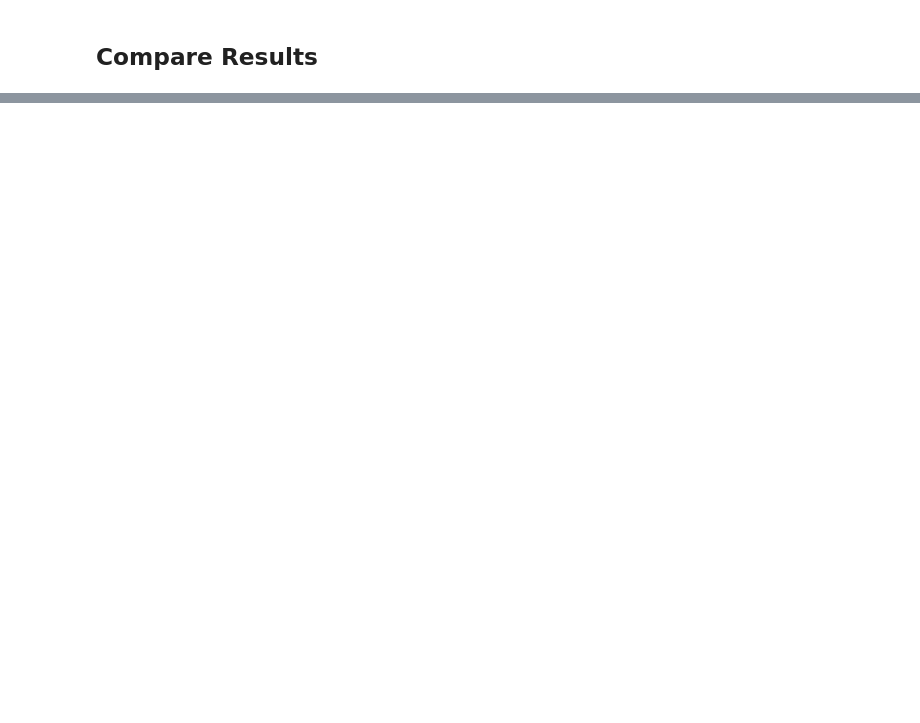
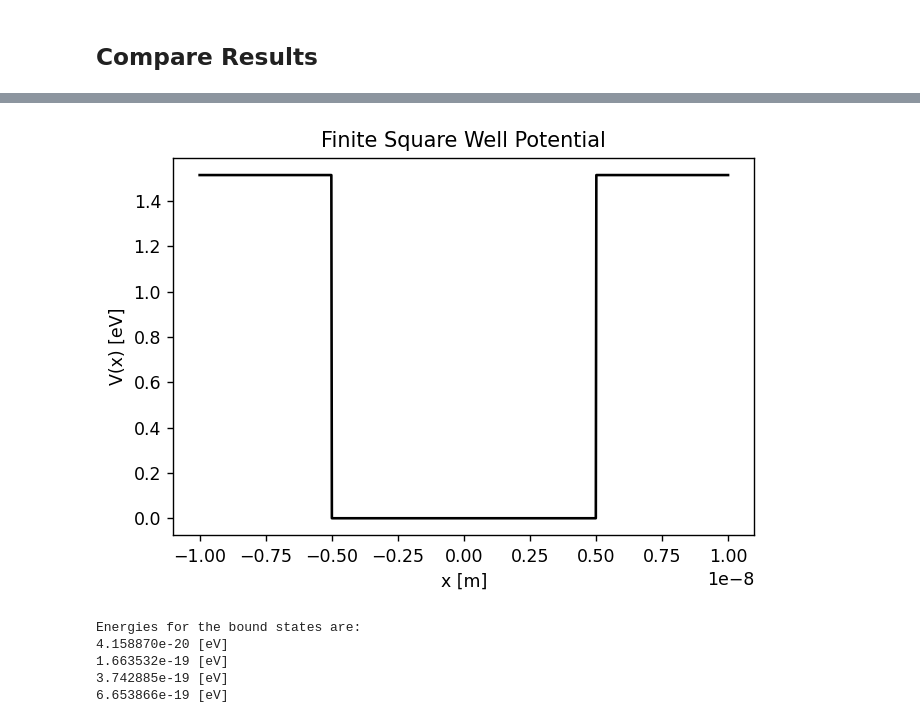
Before and after one commit to ubsuny/qd-final20, a Jupyter notebook: QD_Eigenstates.ipynb, the cells around one changed output, grey strips where cells are left out. Saved outputs shown, nothing was run; the diff lists cells and outputs as text; code cells hidden in the pictures; blank space fills up the shorter version.

```diff
--- a/QD_Eigenstates.ipynb
+++ b/QD_Eigenstates.ipynb
@@ -172,9 +182,9 @@ plt.grid()
 # %%
 E_act = [E_n[0][0], E_n[1][0], E_n[0][1], E_n[1][1]]
 # %%
-print("\033[4mE_n\tBisection\tScipy\t\tActual\t\tError (Bisection)\tError (Scipy)\033[0m")
-for i in range(0,len(E_zeroes)):
-    error_1 = abs((E_act[i] - E_zeroes[i][0])/E_zeroes[i][0])
+print("\033[4mE_n\tFinite Diff\tScipy\t\tActual\t\tError (Finite Diff)\tError (Scipy)\033[0m")
+for i in range(0,len(E_zeroes_s)):
+    error_1 = abs((E_act[i] - eigvals[i])/eigvals[i])
     error_2 = abs((E_act[i] - E_zeroes_s[i])/E_zeroes_s[i])
-    print("E_%d \t%1.8f\t%1.8f\t%1.8f\t%1.8f\t\t%1.8f" %(i+1, E_zeroes[i][0], E_zeroes_s[i], E_act[i], error_1, error_2));
+    print("E_%d \t%1.8f\t%1.8f\t%1.8f\t%1.8f\t\t%1.8f" %(i+1, eigvals[i], E_zeroes_s[i], E_act[i], error_1, error_2));
 # %% [output]
@@ -189,0 +204,23 @@ Using the bisection method instead of *scipy.optimize.brentq()* improves the acc
+# %%
+N = 1000
+Vo = 1.515 #[eV]
+L = 5*10**(-9) #[m]
+b = 2*L #[m]
+x = linspace(-b, b, N)      # x-axis
+en = linspace(0, Vo, 100)  # vector of energies where we look for the stable states
+m = 0.51099895000*10**6 # [eV/c^2]
+hbar = 6.582119569*10**(-16) # Planck constant [eV*s]
+# %%
+s = Finite_Well_Solver(x, b, L, Vo, en, m, hbar)
+# %%
+plt.figure(1)
+pot = []
+for i in x:
+    pot.append(s.V_func(i))
+plt.plot(s.x,pot,'k-')
+plt.xlabel('x [m]')
+plt.ylabel('V(x) [eV]')
+plt.title('Finite Square Well Potential')
+plt.show()
+# %% [output]
+[figure, added]
@@ -189,0 +229,10 @@ Using the bisection method instead of *scipy.optimize.brentq()* improves the acc
+# %%
+print ("Energies for the bound states are: ")
+for i in range(0,len(eigvals)):
+    print("%1.6e [eV]" %(eigvals[i]));
+# %% [output]
+Energies for the bound states are:
+4.158870e-20 [eV]
+1.663532e-19 [eV]
+3.742885e-19 [eV]
+6.653866e-19 [eV]
```
Also changed, not shown: parts of 29 cells of this notebook, 6 other files.
